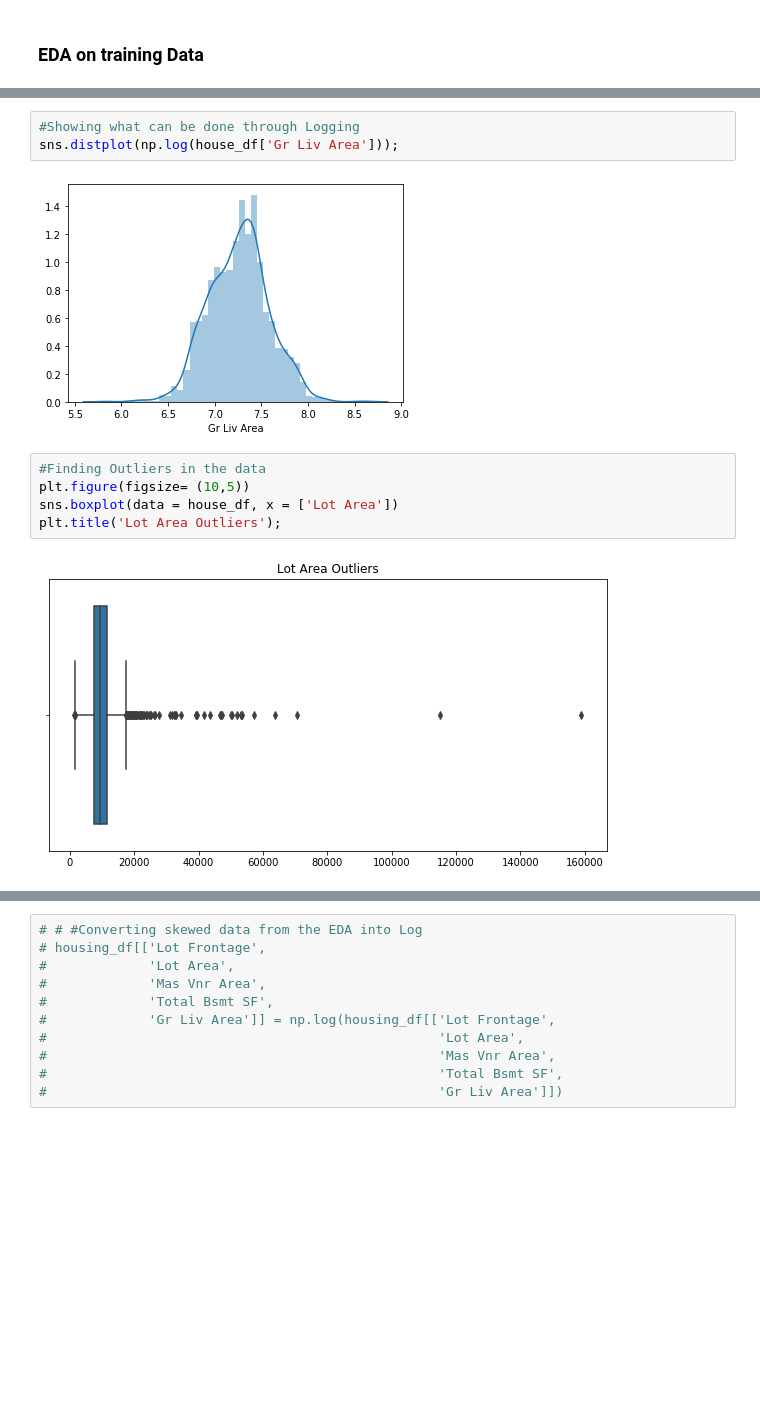
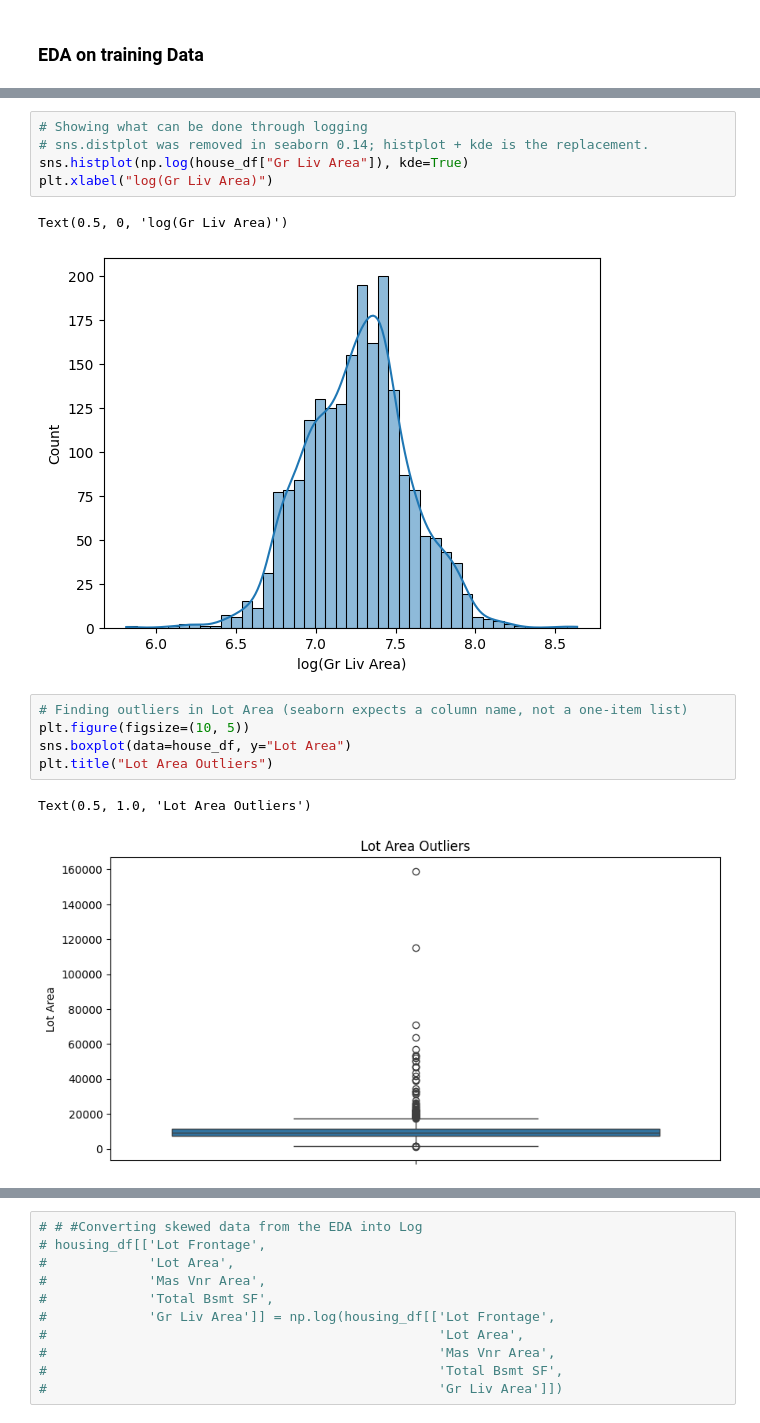
Before and after one commit to antonypaulson/AMES_Housing_Data_regression, a Jupyter notebook: Regression & EDA.ipynb, the cells around one changed output, grey strips where cells are left out. Saved outputs shown, nothing was run; the diff lists cells and outputs as text; blank space fills up the shorter version.

```diff
--- a/Regression & EDA.ipynb
+++ b/Regression & EDA.ipynb
@@ -36,13 +98,17 @@ house_df[['Lot Frontage', 'Lot Area', 'Mas Vnr Area', 'Total Bsmt SF', 'Gr Liv A
 # %%
-#Showing what can be done through Logging
-sns.distplot(np.log(house_df['Gr Liv Area']));
+# Showing what can be done through logging
+# sns.distplot was removed in seaborn 0.14; histplot + kde is the replacement.
+sns.histplot(np.log(house_df["Gr Liv Area"]), kde=True)
+plt.xlabel("log(Gr Liv Area)")
 # %% [output]
+Text(0.5, 0, 'log(Gr Liv Area)')
-[figure, old version]
+[figure, new version]
 # %%
-#Finding Outliers in the data
-plt.figure(figsize= (10,5))
-sns.boxplot(data = house_df, x = ['Lot Area'])
-plt.title('Lot Area Outliers');
+# Finding outliers in Lot Area (seaborn expects a column name, not a one-item list)
+plt.figure(figsize=(10, 5))
+sns.boxplot(data=house_df, y="Lot Area")
+plt.title("Lot Area Outliers")
 # %% [output]
+Text(0.5, 1.0, 'Lot Area Outliers')
-[figure, old version]
+[figure, new version]
 # %%
```
Also changed, not shown: parts of 37 cells of this notebook, 3 other files.
